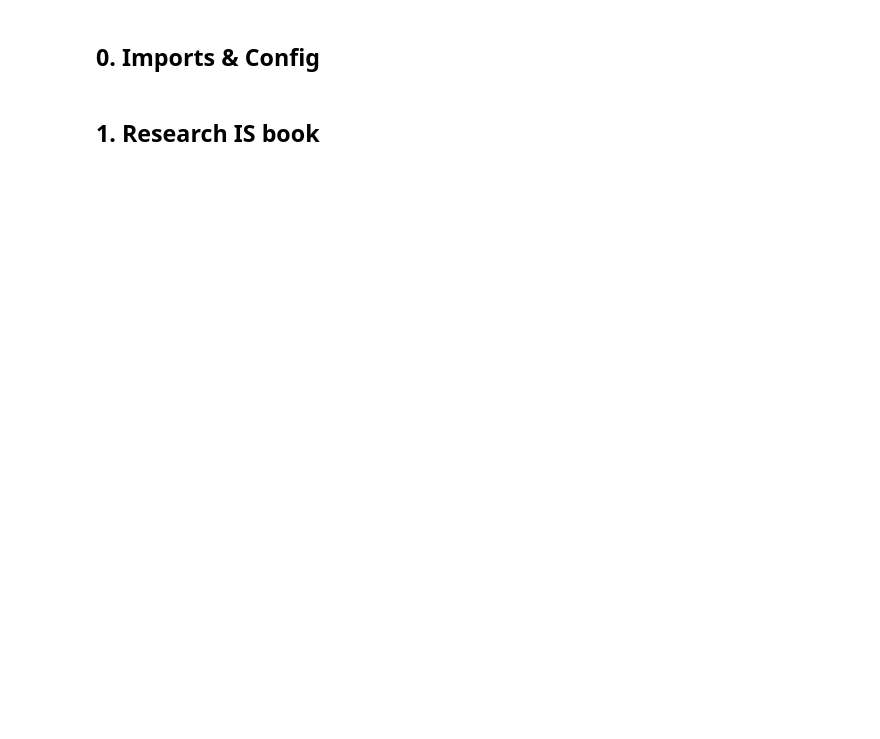
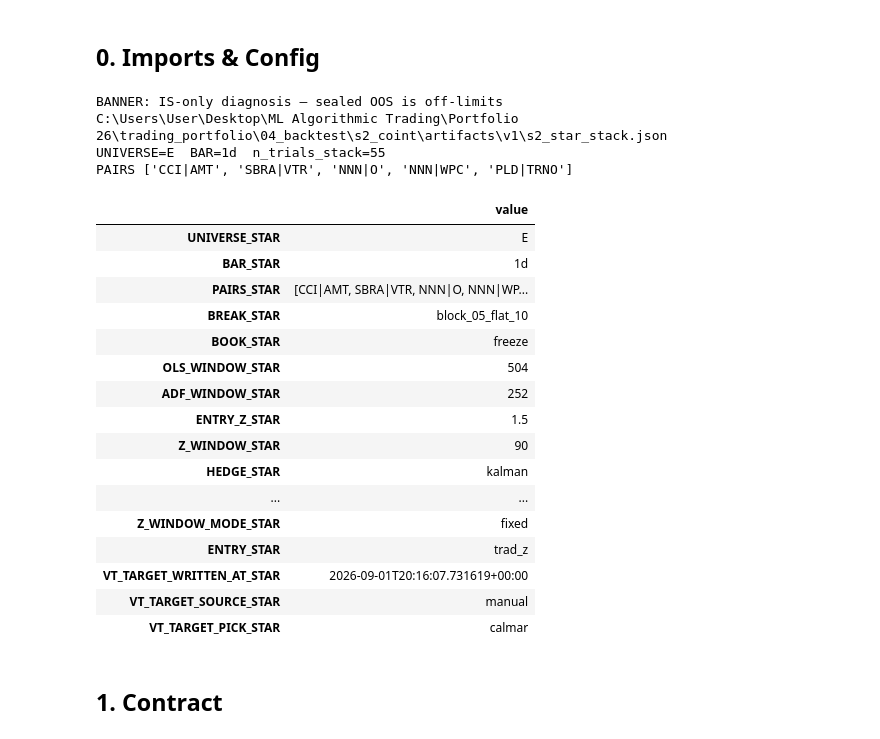
Before and after one commit to charlievellacott/trading_portfolio, a Jupyter notebook: 04_backtest/s2_coint/notebooks/v1/01_is_diagnosis.ipynb, the cells around one changed output. Cells and saved outputs as stored; diff of their text form; code cells hidden in the pictures; blank space fills up the shorter version.

Commit message:
Folder organisation + IS diagnosis run

```diff
--- a/04_backtest/s2_coint/notebooks/v1/01_is_diagnosis.ipynb
+++ b/04_backtest/s2_coint/notebooks/v1/01_is_diagnosis.ipynb
@@ -9,35 +13,101 @@ Check excess kurtosis, pair concentration, cost drag, and zero-volume skips **be
 # %%
 import os
 import sys
 import warnings
 
+import matplotlib.pyplot as plt
 import numpy as np
 import pandas as pd
+from IPython.display import display
 
 ROOT = os.path.abspath(os.getcwd())
 while not os.path.isdir(os.path.join(ROOT, "01_data", "ingestion")):
     parent = os.path.dirname(ROOT)
     if parent == ROOT:
         break
     ROOT = parent
 if ROOT not in sys.path:
     sys.path.insert(0, ROOT)
 
+from backtest.s2_coint.diagnosis import (
+    check_fill_timing,
+    enrich_trades,
+    extreme_trades,
+    gross_returns_from_net,
+    plotly_pair_diagnosis,
+    print_extreme_trades,
+    zero_volume_skip_table,
+)
+from backtest.s2_coint.report import fold_val_metrics, load_star_stack, require_star
 from backtest.s2_coint.research import (
     DEFAULT_STAR_STACK,
     config_from_stack,
+    frozen_pairs_for_universe,
     is_end_for_stack,
+    load_s1_weekly,
     load_star_panels,
     load_universe_panels,
+    lookbacks_for_bar,
+    n_trials_ledger_total,
+    overlay_kalman_hedge,
+    overlay_ols_hedge,
+    split_is_oos,
 )
 from backtest.s2_coint.runner import run_s2_backtest
-from backtest.star_stack_io import load_star_stack, require_star
-from performance.sharpe_inference import return_moments
+from backtest.s2_coint.tearsheet import (
+    baseline_configs_from_star,
+    cost_stress_oos_sharpes,
+    daily_regime_performance,
+    early_late_is_decay,
+    fit_mean_abs_score,
+    oos_headline_metrics,
+    pair_concentration,
+    pair_pnl_attribution,
+    pair_scorecard,
+    plot_drawdown,
+    plot_equity_net_gross,
+    reversion_health_table,
+    spy_daily_returns,
+    utilization_stats,
+)
+from backtest.s2_coint.walkforward import embargo_bars_for_config, make_s2_folds
 from strategies.s2_coint.metrics import metrics_from_returns
 
 stack = load_star_stack(DEFAULT_STAR_STACK)
-print("UNIVERSE", require_star(stack, "UNIVERSE_STAR"))
-print("SIZE", stack.get("SIZE_STAR"), "OVERLAP", stack.get("OVERLAP_STAR"))
-print("Disposition: kill / paper / new H — never re-tune on sealed OOS")
+require_star("UNIVERSE_STAR", stack.get("UNIVERSE_STAR"))
+require_star("BAR_STAR", stack.get("BAR_STAR"))
+UNIVERSE = str(stack["UNIVERSE_STAR"])
+BAR = str(stack.get("BAR_STAR") or "1d")
+PAIRS = stack.get("PAIRS_STAR")
+if not PAIRS:
+    PAIRS = frozen_pairs_for_universe(UNIVERSE, BAR, root=ROOT)
+N_STACK = n_trials_ledger_total()
+print("BANNER: IS-only diagnosis — sealed OOS is off-limits")
+print(DEFAULT_STAR_STACK)
+print(f"UNIVERSE={UNIVERSE}  BAR={BAR}  n_trials_stack={N_STACK}")
+print("PAIRS", PAIRS)
+display(pd.Series(stack, name="value").to_frame())
+# %% [output]
+BANNER: IS-only diagnosis — sealed OOS is off-limits
+C:\Users\User\Desktop\ML Algorithmic Trading\Portfolio 26\trading_portfolio\04_backtest\s2_coint\artifacts\v1\s2_star_stack.json
+UNIVERSE=E  BAR=1d  n_trials_stack=55
+PAIRS ['CCI|AMT', 'SBRA|VTR', 'NNN|O', 'NNN|WPC', 'PLD|TRNO']
+|  | value |
+| UNIVERSE_STAR | E |
+| BAR_STAR | 1d |
+| PAIRS_STAR | [CCI|AMT, SBRA|VTR, NNN|O, NNN|WP... |
+| BREAK_STAR | block_05_flat_10 |
+| BOOK_STAR | freeze |
+| OLS_WINDOW_STAR | 504 |
+| ADF_WINDOW_STAR | 252 |
+| ENTRY_Z_STAR | 1.5 |
+| Z_WINDOW_STAR | 90 |
+| HEDGE_STAR | kalman |
+| ... | ... |
+| Z_WINDOW_MODE_STAR | fixed |
+| ENTRY_STAR | trad_z |
+| VT_TARGET_WRITTEN_AT_STAR | 2026-09-01T20:16:07.731619+00:00 |
+| VT_TARGET_SOURCE_STAR | manual |
+| VT_TARGET_PICK_STAR | calmar |
 # %% [markdown]
-## 1. Research IS book
+## 1. Contract
```
Also changed, not shown: parts of 24 cells of this notebook, 35 other files.
